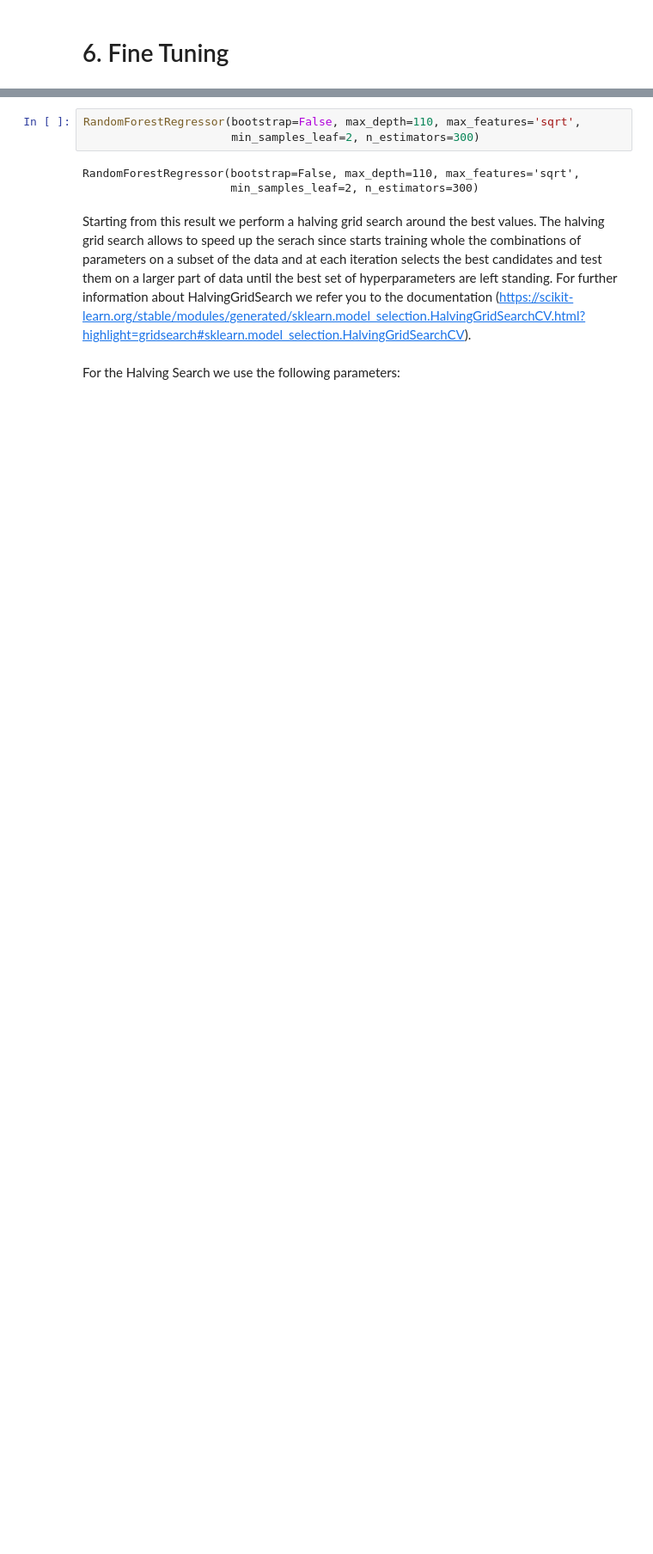
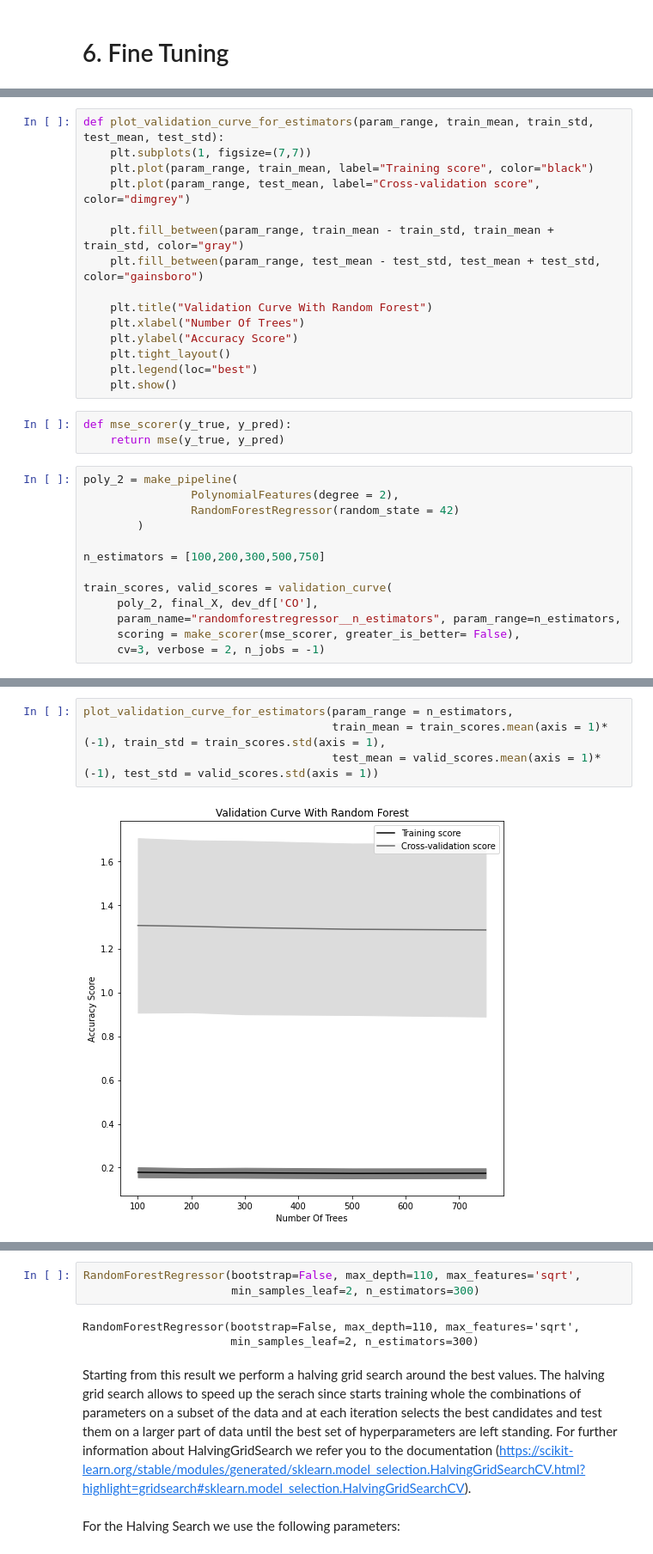
Before and after one commit to EdoardoMarchetti/Development-of-PEMS-for-gas-turbine-CO-emission-analysis, a Jupyter notebook: Main.ipynb, the cells around one changed output, grey strips where cells are left out. Shown at 86% size. Cells and saved outputs as stored; diff of their text form; blank space fills up the shorter version.

```diff
--- a/Main.ipynb
+++ b/Main.ipynb
@@ -980,0 +987,31 @@ The results obtained suggets that increasing the degree the total mse decreases.
+# %%
+def plot_validation_curve_for_estimators(param_range, train_mean, train_std, test_mean, test_std):
+    plt.subplots(1, figsize=(7,7))
+    plt.plot(param_range, train_mean, label="Training score", color="black")
+    plt.plot(param_range, test_mean, label="Cross-validation score", color="dimgrey")
+
+    plt.fill_between(param_range, train_mean - train_std, train_mean + train_std, color="gray")
+    plt.fill_between(param_range, test_mean - test_std, test_mean + test_std, color="gainsboro")
+
+    plt.title("Validation Curve With Random Forest")
+    plt.xlabel("Number Of Trees")
+    plt.ylabel("Accuracy Score")
+    plt.tight_layout()
+    plt.legend(loc="best")
+    plt.show()
+# %%
+def mse_scorer(y_true, y_pred):
+    return mse(y_true, y_pred)
+# %%
+poly_2 = make_pipeline(
+                PolynomialFeatures(degree = 2),
+                RandomForestRegressor(random_state = 42)
+        )
+
+n_estimators = [100,200,300,500,750]
+
+train_scores, valid_scores = validation_curve(
+     poly_2, final_X, dev_df['CO'],
+     param_name="randomforestregressor__n_estimators", param_range=n_estimators,
+     scoring = make_scorer(mse_scorer, greater_is_better= False),
+     cv=3, verbose = 2, n_jobs = -1)
@@ -980,0 +1028,6 @@ The results obtained suggets that increasing the degree the total mse decreases.
+# %%
+plot_validation_curve_for_estimators(param_range = n_estimators,
+                                     train_mean = train_scores.mean(axis = 1)*(-1), train_std = train_scores.std(axis = 1),
+                                     test_mean = valid_scores.mean(axis = 1)*(-1), test_std = valid_scores.std(axis = 1))
+# %% [output]
+[figure, added]
```
Also changed, not shown: parts of 18 cells of this notebook, 3 other files.
